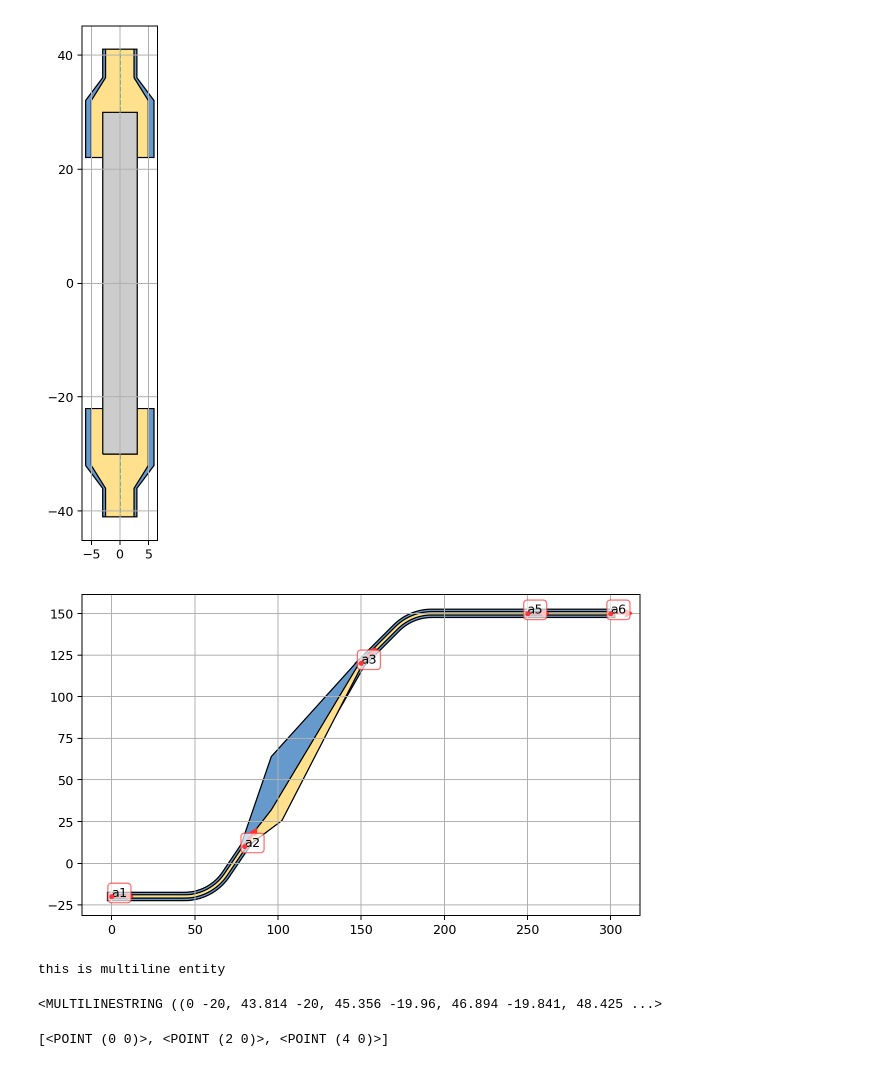
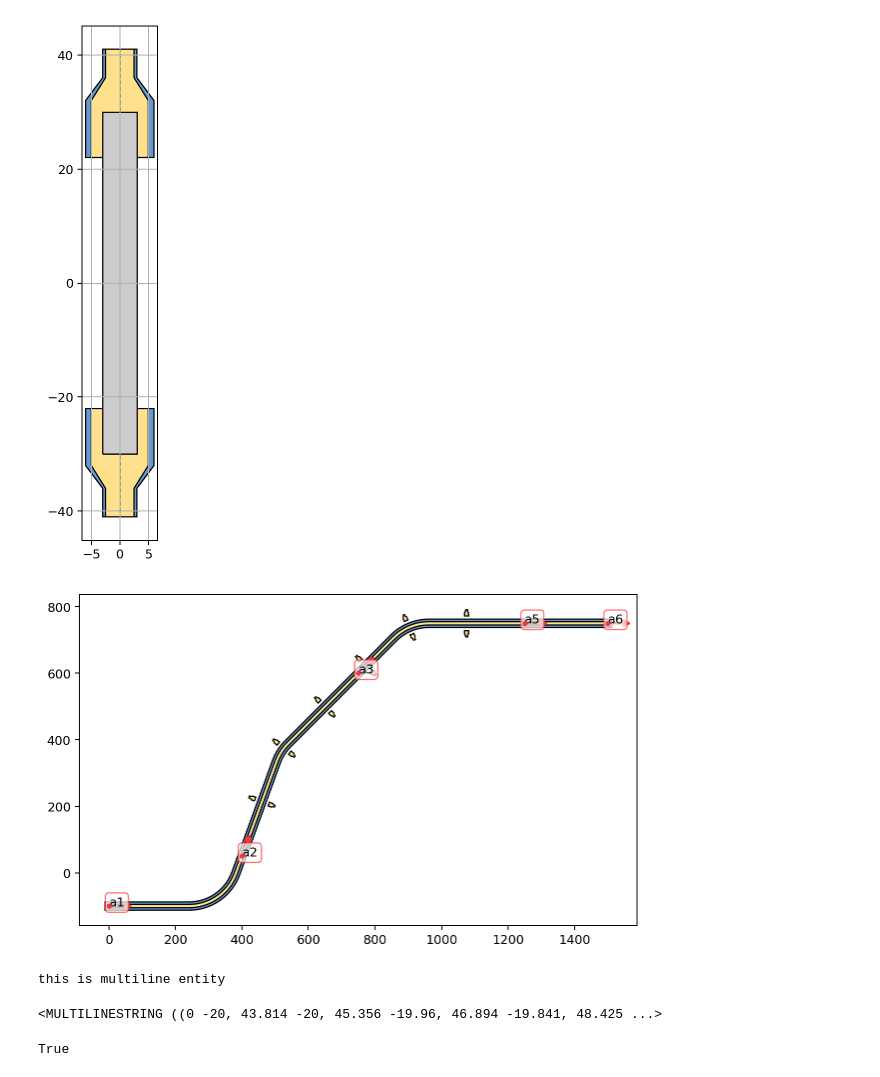
Before and after one commit to eeroqlab/zeroheliumkit, a Jupyter notebook: dev/anchors_test.ipynb, the cells around one changed output. Cells and saved outputs as stored; diff of their text form; code cells hidden in the pictures.

Commit message:
adding route_with_intersection method

```diff
--- a/dev/anchors_test.ipynb
+++ b/dev/anchors_test.ipynb
@@ -246,28 +244,28 @@ ab.skeletone = MultiLineString()
 # %%
 route_config = {"radius": 30, "num_segments": 20}
 
 ss = SuperStructure(route_config)
 ss.add_anchor([Anchor((0,-20), 0, "a1"),
-               Anchor((80,10), 56, "a2"),
+               Anchor((80,10), 70, "a2"),
                Anchor((150,120), 45, "a3"),
                Anchor((250,150), 0, "a5"),
                Anchor((300,150), 00, "a6")])
 
 ss.route(("a1", "a2", "a3"), layers={"top": 2, "gnd": 5})
 ss.route(("a3", "a5", "a6"), layers={"top": 2, "gnd": 5})
-#ss.scale(5, 5)
+ss.scale(5, 5)
 
-#ss.add_along_skeletone(bound_anchors=("a3", "a1"), num=15, structure=ab)
+ss.add_along_skeletone(bound_anchors=("a2", "a5"), num=6, structure=ab)
 
 fig = plt.figure(1, figsize=SIZE, dpi=90)
 ax = fig.add_subplot(111)
 #set_limits(ax=ax, coor=[150,80], dxdy=[340,250])
 ss.plot(ax=ax, layer=["gnd", "top", "anchorsmod"], color=colorlist, draw_direction=True)
 plt.gca().set_aspect('equal')
-plt.grid()
+#plt.grid()
 plt.show()
 # %% [output]
-[figure, old version]
+[figure, new version]
 # %%
 ss.fix_line()
 
@@ -284,9 +282,10 @@ this is multiline entity
 # %%
 from shapely import intersection_all
 # %%
-line1 = LineString([(0, 0), (10, 0)])
-line2 = MultiLineString([LineString([(0, 1), (0, -1)]), LineString([(2, 1), (2, -1)]), LineString([(4, 1), (4, -1)])])
+line1 = LineString([(0, 0), (0.5, 0)])
+line2 = MultiLineString([LineString([(0.7, 1), (0.7, -1)]), LineString([(2, 1), (2, -1)]), LineString([(4, 1), (4, -1)])])
 intersect_points = intersection_all([line1, line2])
-print(list(intersect_points.geoms))
+intersect_points.is_empty
+#print(list(intersect_points.geoms))
 # %% [output]
-[<POINT (0 0)>, <POINT (2 0)>, <POINT (4 0)>]
+True
```
Also changed, not shown: parts of 6 cells of this notebook, 1 other file.
